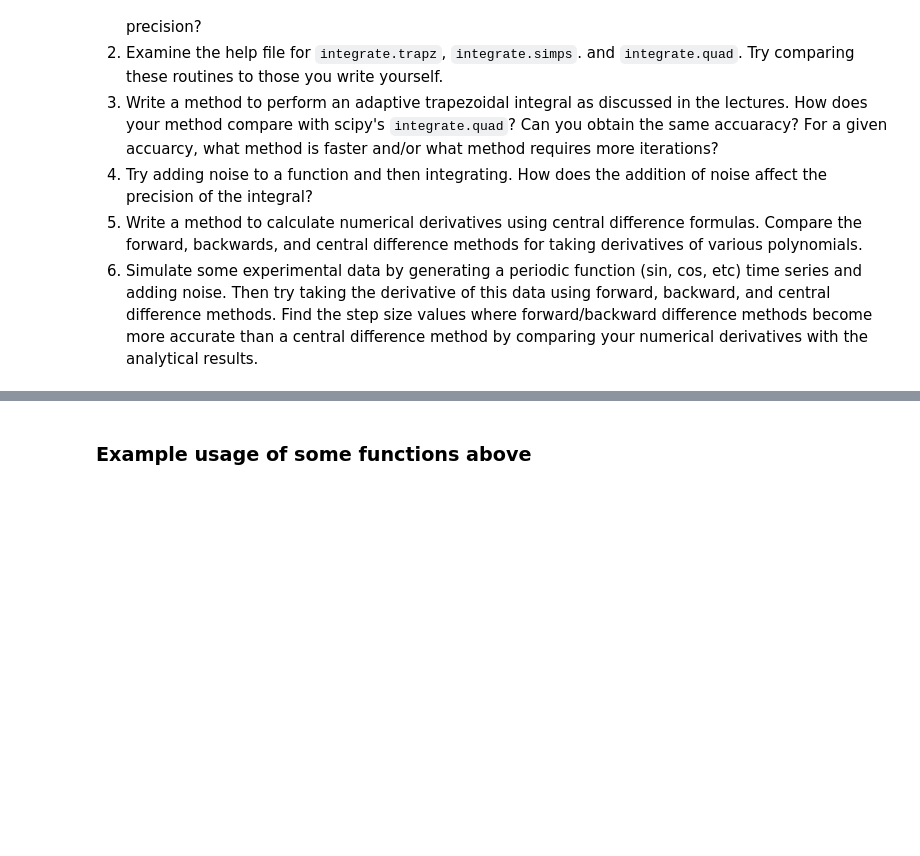
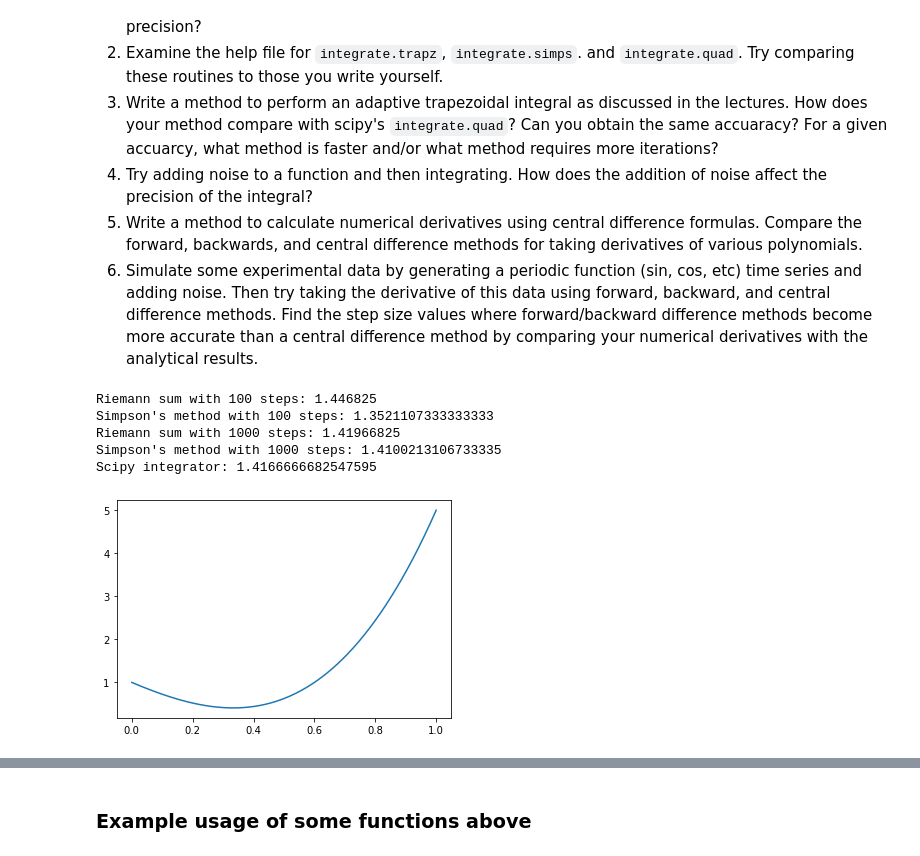
Before and after one commit to sdxiang2/Lectures, a Jupyter notebook: Lecture1.ipynb, the cells around one changed output, grey strips where cells are left out. Cells and saved outputs as stored; diff of their text form; code cells hidden in the pictures; blank space fills up the shorter version.

```diff
--- a/Lecture1.ipynb
+++ b/Lecture1.ipynb
@@ -152,3 +202,28 @@ def central_diff(x,f):
 4. Try adding noise to a function and then integrating. How does the addition of noise affect the precision of the integral?
 5. Write a method to calculate numerical derivatives using central difference formulas. Compare the forward, backwards, and central difference methods for taking derivatives of various polynomials.
 6. Simulate some experimental data by generating a periodic function (sin, cos, etc) time series and adding noise. Then try taking the derivative of this data using forward, backward, and central difference methods. Find the step size values where forward/backward difference methods become more accurate than a central difference method by comparing your numerical derivatives with the analytical results.
+# %%
+# TASK 1
+
+x = np.linspace(0, 1, 1000)
+my_poly = lambda x: polynomial(x, [1, -3, 2, 5])
+q = polynomial(x, [1, -3, 2, 5])
+plt.plot(x, q)
+
+
+
+print("Riemann sum with 100 steps: " + str(riemannSum(my_poly, 0, 1, 100)))
+print("Simpson's method with 100 steps: " + str(Simpson(my_poly, 0, 1, 100)))
+print("Riemann sum with 1000 steps: " + str(riemannSum(my_poly, 0, 1, 1000)))
+print("Simpson's method with 1000 steps: " + str(Simpson(my_poly, 0, 1, 1000)))
+
+print("Adaptive trapezoidal with 1000 steps:")
+
+print("Scipy integrator: " + str(integrate.simps(q, x)))
+# %% [output]
+Riemann sum with 100 steps: 1.446825
+Simpson's method with 100 steps: 1.3521107333333333
+Riemann sum with 1000 steps: 1.41966825
+Simpson's method with 1000 steps: 1.4100213106733335
+Scipy integrator: 1.4166666682547595
+[figure, added]
```
Also changed, not shown: parts of 7 cells of this notebook, 2 other files.
